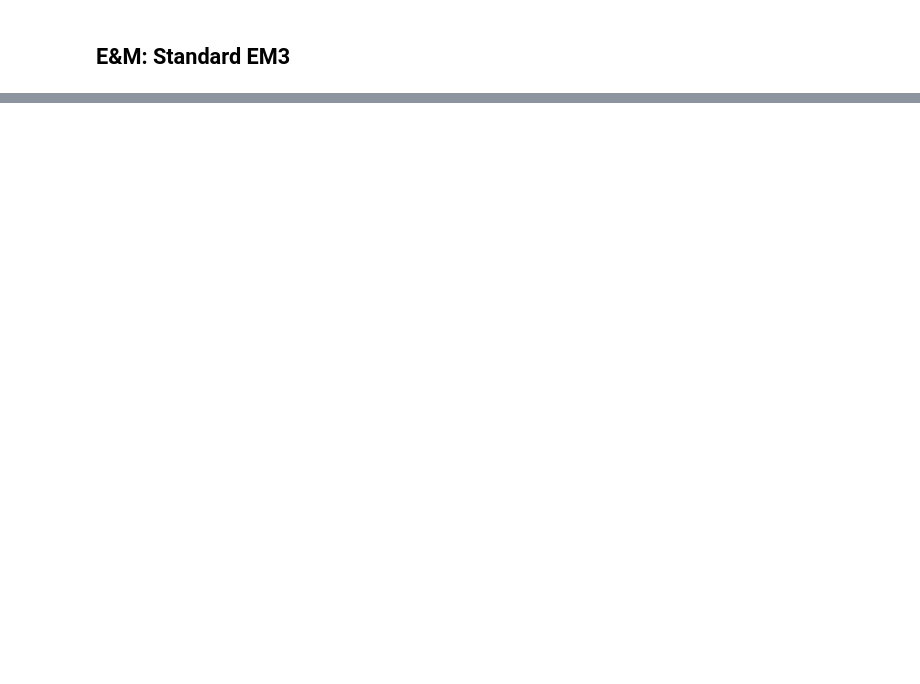
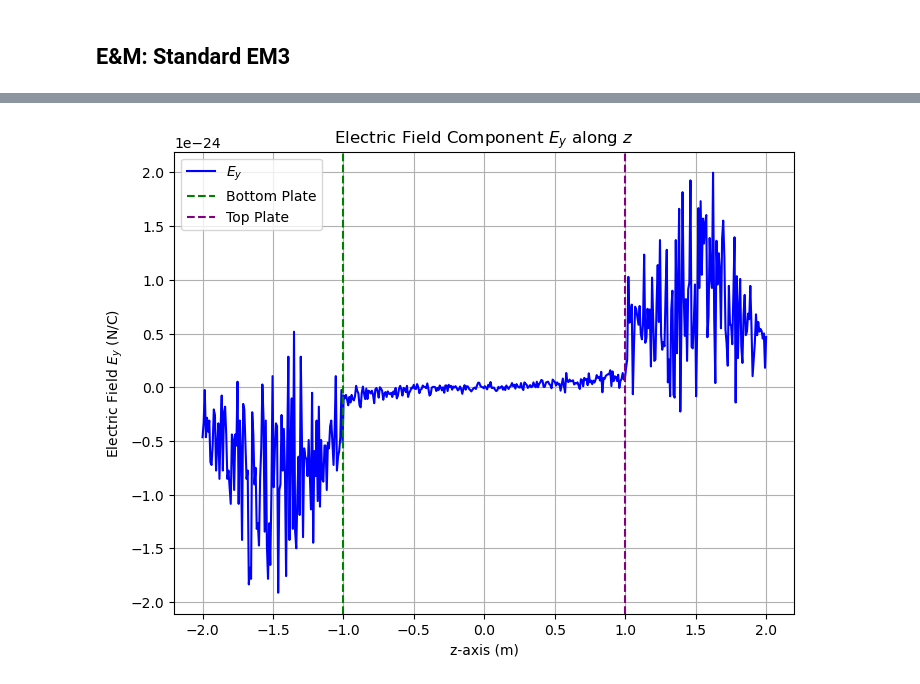
Before and after one commit to lo-bailey/Electricity-Magnetism, a Jupyter notebook: Standard EM3.ipynb, the cells around one changed output, grey strips where cells are left out. Cells and saved outputs as stored; diff of their text form; code cells hidden in the pictures; blank space fills up the shorter version.

```diff
--- a/Standard EM3.ipynb
+++ b/Standard EM3.ipynb
@@ -104,0 +139,14 @@ Electric Field Magnitude Inside Dielectric (z = 0.0): 9.51e-10 N/C
+# %%
+# plot Ey as a function of z
+plt.figure(figsize=(8, 6))
+plt.plot(z_walk_vals, Ey_walk, label=r'$E_y$', color='b')
+plt.title('Electric Field Component $E_y$ along $z$')
+plt.xlabel('z-axis (m)')
+plt.ylabel('Electric Field $E_y$ (N/C)')
+plt.axvline(x=-1, color='g', ls='--', label='Bottom Plate')
+plt.axvline(x=1, color='purple', ls='--', label='Top Plate')
+plt.legend()
+plt.grid(True)
+plt.show()
+# %% [output]
+[figure, added]
```
Also changed, not shown: parts of 3 cells of this notebook.
